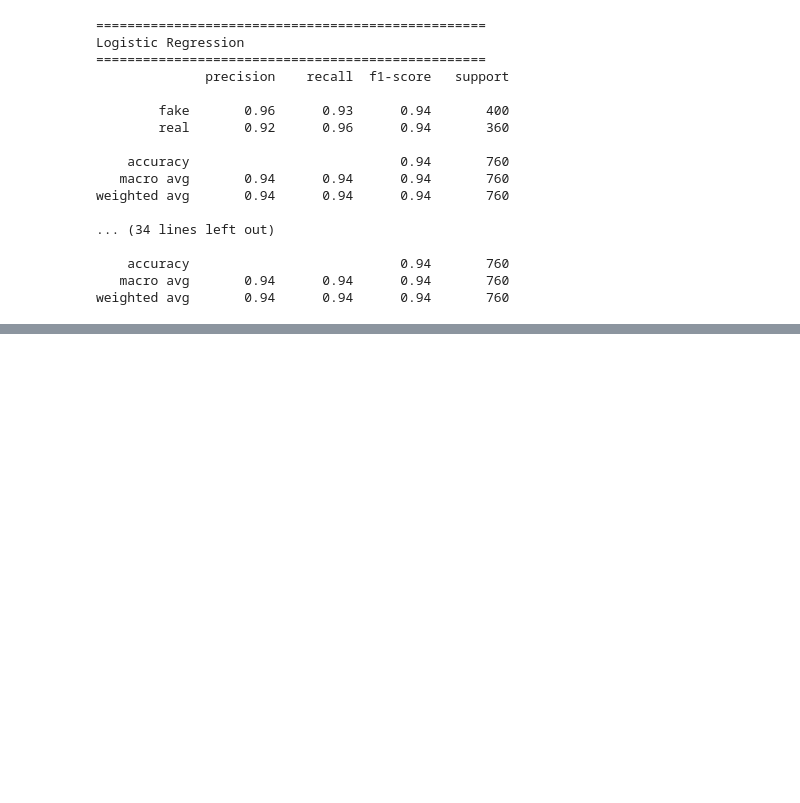
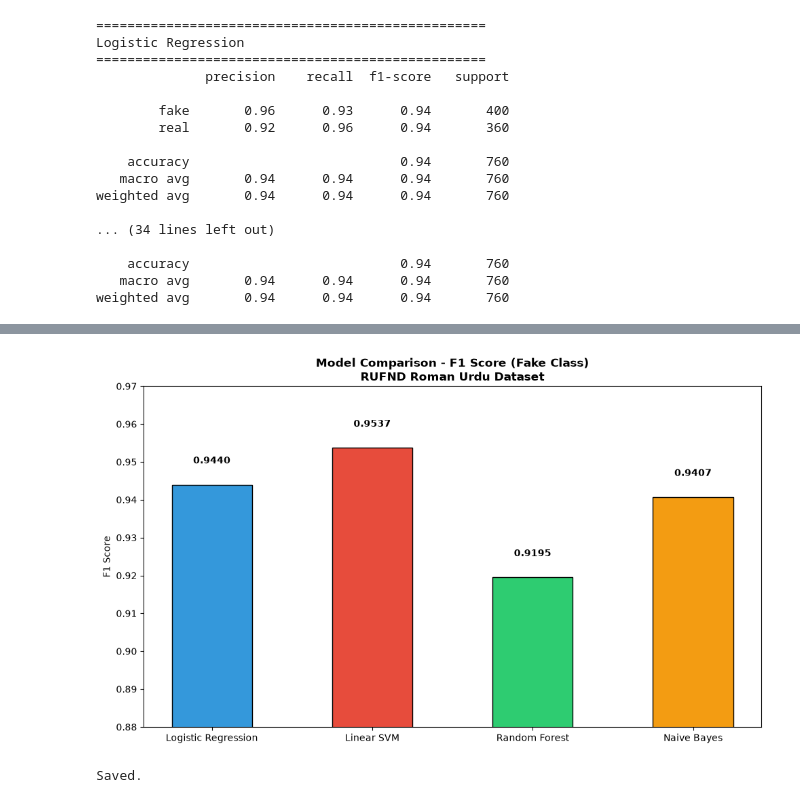
Before and after one commit to mrahmadtalha/urdu-fake-news-detection, a Jupyter notebook: notebooks/05_model_roman_urdu.ipynb, the cells around one changed output, grey strips where cells are left out. Cells and saved outputs as stored; diff of their text form; code cells hidden in the pictures; blank space fills up the shorter version.

```diff
--- a/notebooks/05_model_roman_urdu.ipynb
+++ b/notebooks/05_model_roman_urdu.ipynb
@@ -158,0 +162,23 @@ print("Saved.")
+# %%
+# Model comparison bar chart
+model_names = list(results.keys())
+f1_scores = [results[name]['f1_fake'] for name in model_names]
+
+plt.figure(figsize=(10, 6))
+bars = plt.bar(model_names, f1_scores, color=['#3498db', '#e74c3c', '#2ecc71', '#f39c12'],
+               edgecolor='black', width=0.5)
+
+for bar, score in zip(bars, f1_scores):
+    plt.text(bar.get_x() + bar.get_width()/2., bar.get_height() + 0.005,
+             f'{score:.4f}', ha='center', va='bottom', fontweight='bold')
+
+plt.title('Model Comparison - F1 Score (Fake Class)\nRUFND Roman Urdu Dataset', fontweight='bold')
+plt.ylabel('F1 Score')
+plt.ylim(0.88, 0.97)
+plt.tight_layout()
+plt.savefig('../results/figures/model_comparison_roman_urdu.png', dpi=150, bbox_inches='tight')
+plt.show()
+print("Saved.")
+# %% [output]
+[figure, added]
+Saved.
```
Also changed, not shown: parts of 2 cells of this notebook, 3 other files.
